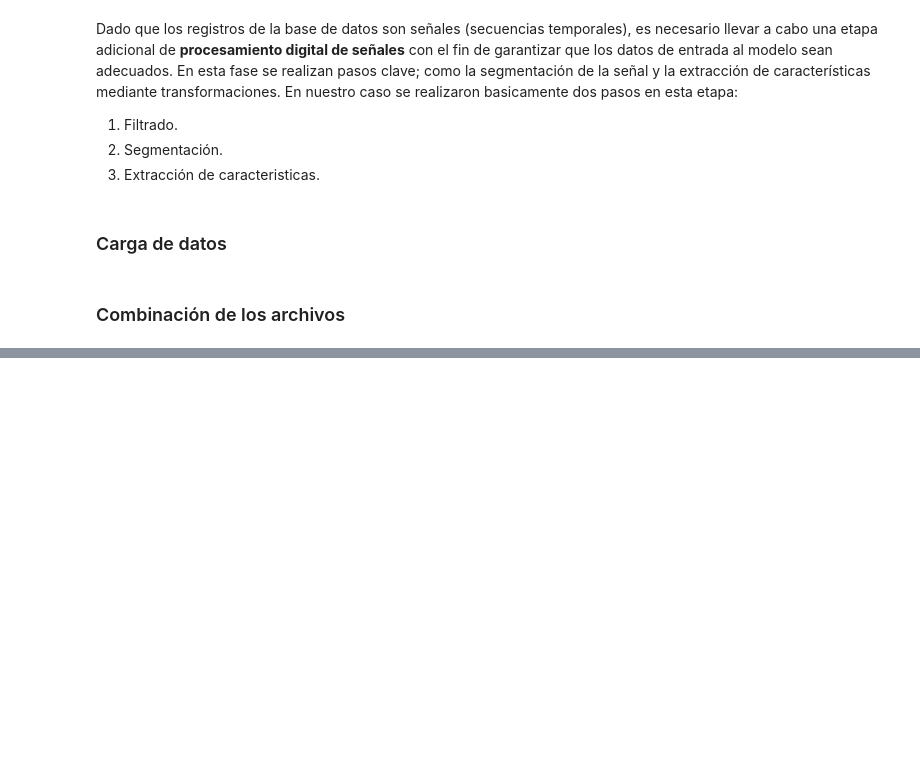
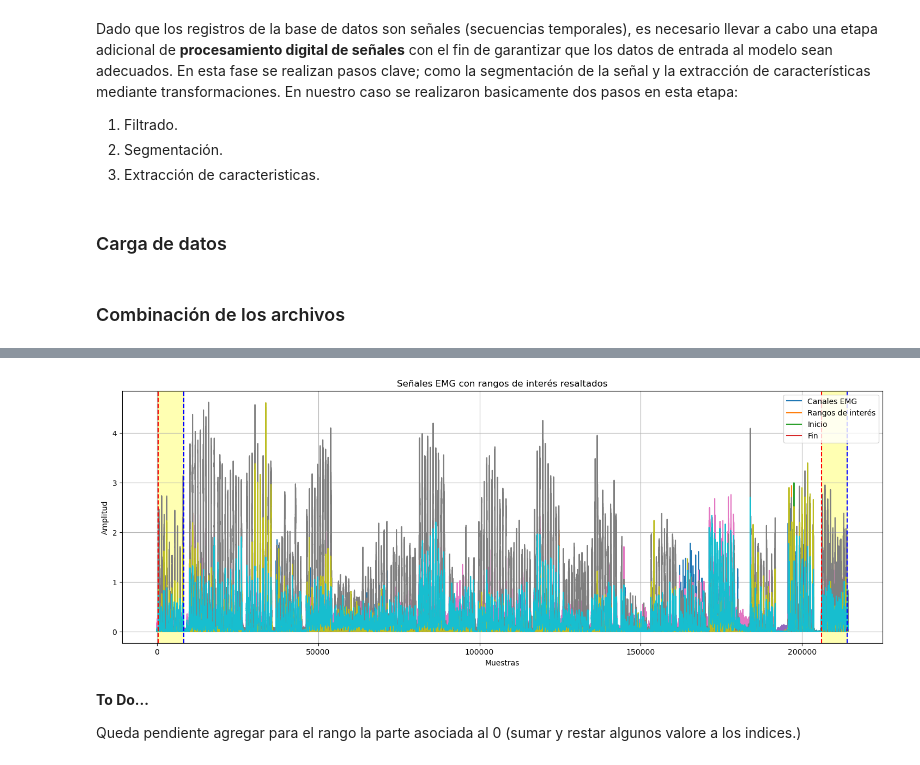
Before and after one commit to repos-especializacion-UdeA/monografia, a Jupyter notebook: notebooks/01_preprocesamiento_dataset.ipynb, the cells around one changed output, grey strips where cells are left out. Cells and saved outputs as stored; diff of their text form; code cells hidden in the pictures; blank space fills up the shorter version.

```diff
--- a/notebooks/01_preprocesamiento_dataset.ipynb
+++ b/notebooks/01_preprocesamiento_dataset.ipynb
@@ -483,0 +284,4 @@ Al finalizar este notebook se logro.
+# %%
+num_exercise = 23
+s1_23 = find_value_ranges(restimulus_s1,23)  # Buscar los rangos de bloques de valor 1 en 'restimulus_s1'
+s1_23
@@ -483,0 +315,16 @@ Al finalizar este notebook se logro.
+# %%
+def get_multiple_exercise_ranges(data, exercise_numbers):
+    """
+    Obtiene los rangos de inicio y fin para múltiples ejercicios específicos en los datos.
+
+    Parámetros:
+        data (array-like): arreglo de datos que contiene información sobre ejercicios.
+        exercise_numbers (list): lista de números de ejercicios a buscar.
+
+    Retorna:
+        dict: un diccionario donde las claves son los números de ejercicios y los valores son listas de rangos (inicio, fin).
+    """
+    ranges_dict = {}
+    for num_exercise in exercise_numbers:
+        ranges_dict[num_exercise] = get_exercise_ranges(data, num_exercise)
+    return ranges_dict
@@ -483,0 +364,28 @@ Al finalizar este notebook se logro.
+# %%
+plt.figure(figsize=(18, 6))
+
+# Graficar las señales EMG
+for i in range(emg_s1.shape[1]):  # Iterar sobre cada canal de EMG
+    plt.plot(emg_s1[:, i])
+
+# Resaltar las regiones entre los rangos encontrados en index_ejercicios_s1
+for exercise, (start, end) in index_ejercicios_s1.items():
+    plt.axvspan(start, end, color='yellow', alpha=0.3, label=f'Ejercicio {exercise}')
+    plt.axvline(x=start, color='red', linestyle='--', label=f'Inicio Ejercicio {exercise}')
+    plt.axvline(x=end, color='blue', linestyle='--', label=f'Fin Ejercicio {exercise}')
+
+# Configurar etiquetas y leyenda
+plt.title('Señales EMG con rangos de interés resaltados')
+plt.xlabel('Muestras')
+plt.ylabel('Amplitud')
+plt.legend(['Canales EMG', 'Rangos de interés', 'Inicio', 'Fin'])
+plt.grid(True)
+
+# Mostrar la gráfica
+plt.show()
+# %% [output]
+[figure, added]
+# %% [markdown]
+**To Do...**
+
+Queda pendiente agregar para el rango la parte asociada al 0 (sumar y restar algunos valore a los indices.)
```
Also changed, not shown: parts of 48 cells of this notebook.
